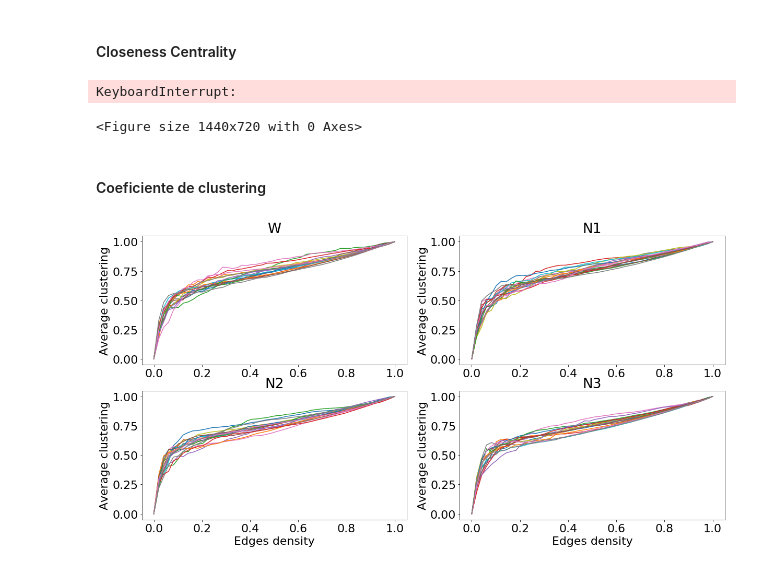
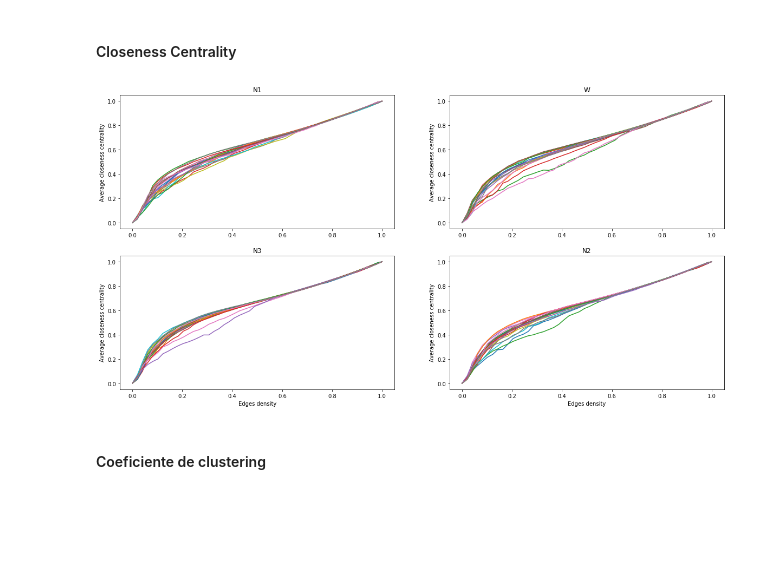
Before and after one commit to elfrasco/dmcyt_tp2, a Jupyter notebook: tp2/Tp2_paola.ipynb, the cells around one changed output. Cells and saved outputs as stored; diff of their text form; code cells hidden in the pictures; blank space fills up the shorter version.

```diff
--- a/tp2/Tp2_paola.ipynb
+++ b/tp2/Tp2_paola.ipynb
@@ -127,47 +120,11 @@ for i, sleepStage in enumerate(sleepStages):
 # %% [markdown]
 #### Closeness Centrality
-# %%
-def calculateAvgClosenessCentrality(graphs):
-    value = []
-    for name, Gs in graphs.items():
-        value_ = [np.mean([v for n, v in dict(nx.closeness_centrality(G)).items()]) for G in Gs]
-        value.append(value_)
-    value = np.vstack(value)
-    return value
-
-plt.figure(figsize=(20,10))
-
-for i, sleepStage in enumerate(sleepStages):
-    avgClosenessCentrality = calculateAvgClosenessCentrality(graphsBySleepStage[sleepStage])
-    plt.subplot(2,2,i+1)
-    plt.plot(densities, avgClosenessCentrality.T);
-    if (i != 0 and i != 1):
-        plt.xlabel('Edges density')
-    plt.ylabel('Average closeness centrality');
-    plt.title(sleepStage)
-# %% [output]
-KeyboardInterrupt:
-<Figure size 1440x720 with 0 Axes>
+# %%
+def calculateAvgClosenessCentrality(G):
+    return np.mean([v for n, v in dict(nx.closeness_centrality(G)).items()])
+
+plotGraphMeasureBySleepStage('Edges density', 'Average closeness centrality', graphsBySleepStage, densities, calculateAvgClosenessCentrality)
+# %% [output]
+[figure, added]
 # %% [markdown]
 #### Coeficiente de clustering
-# %%
-def calculateAvgClustering(graphs):
-    avg_clustering = []
-    for name, Gs in graphs.items():
-        avg_clustering_ = [nx.average_clustering(G) for G in Gs]
-        avg_clustering.append(avg_clustering_)
-    avg_clustering = np.vstack(avg_clustering)
-    return avg_clustering
-
-plt.figure(figsize=(20,10))
-
-for i, sleepStage in enumerate(sleepStages):
-    avg_clustering = calculateAvgClustering(graphsBySleepStage[sleepStage])
-    plt.subplot(2,2,i+1)
-    plt.plot(densities, avg_clustering.T);
-    if (i != 0 and i != 1):
-        plt.xlabel('Edges density')
-    plt.ylabel('Average clustering');
-    plt.title(sleepStage)
-# %% [output]
-[figure, removed]
```
Also changed, not shown: parts of 6 cells of this notebook.
